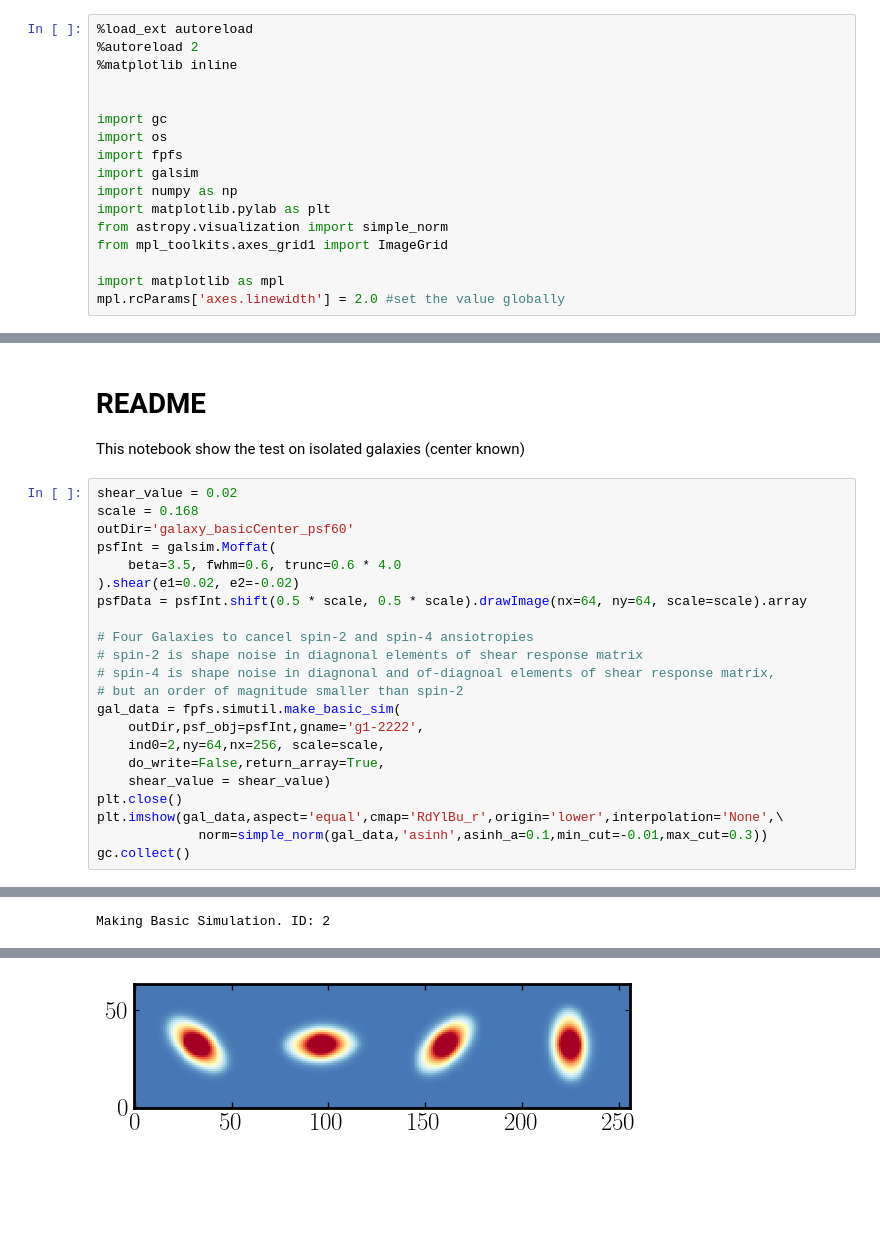
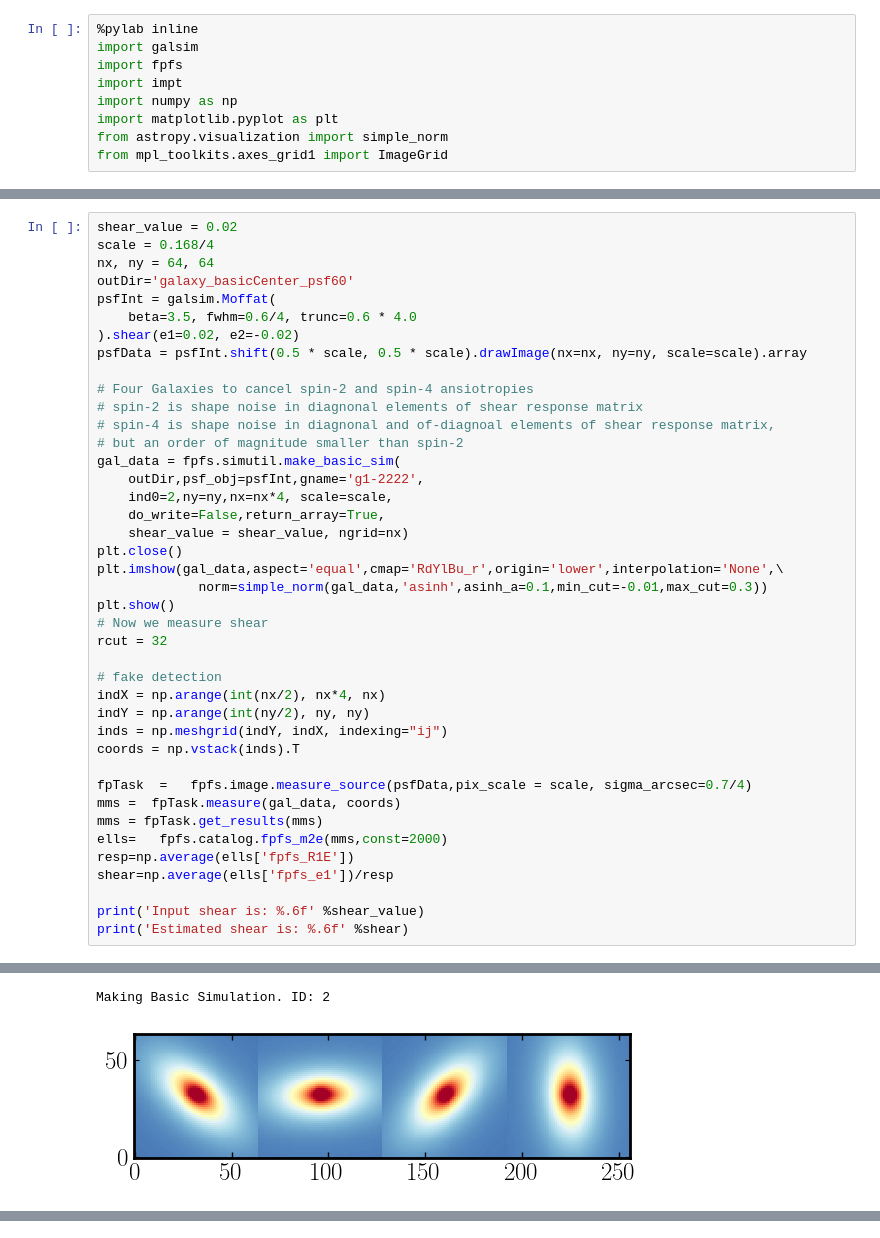
Before and after one commit to mr-superonion/FPFS, a Jupyter notebook: docs/examples/notebooks/3_measure_shear.ipynb, the cells around one changed output, grey strips where cells are left out. Cells and saved outputs as stored; diff of their text form; blank space fills up the shorter version.

Commit message:
update notebook to include example changing the pixel size

```diff
--- a/docs/examples/notebooks/3_measure_shear.ipynb
+++ b/docs/examples/notebooks/3_measure_shear.ipynb
@@ -1,17 +1,9 @@
 # %%
-%load_ext autoreload
-%autoreload 2
-%matplotlib inline
-
-
-import gc
-import os
+%pylab inline
+import galsim
 import fpfs
-import galsim
+import impt
 import numpy as np
-import matplotlib.pylab as plt
+import matplotlib.pyplot as plt
 from astropy.visualization import simple_norm
 from mpl_toolkits.axes_grid1 import ImageGrid
-
-import matplotlib as mpl
-mpl.rcParams['axes.linewidth'] = 2.0 #set the value globally
@@ -18,14 +13,12 @@ mpl.rcParams['axes.linewidth'] = 2.0 #set the value globally
-# %% [markdown]
-# README
-This notebook show the test on isolated galaxies (center known)
 # %%
 shear_value = 0.02
-scale = 0.168
+scale = 0.168/4
+nx, ny = 64, 64
 outDir='galaxy_basicCenter_psf60'
 psfInt = galsim.Moffat(
-    beta=3.5, fwhm=0.6, trunc=0.6 * 4.0
+    beta=3.5, fwhm=0.6/4, trunc=0.6 * 4.0
 ).shear(e1=0.02, e2=-0.02)
-psfData = psfInt.shift(0.5 * scale, 0.5 * scale).drawImage(nx=64, ny=64, scale=scale).array
+psfData = psfInt.shift(0.5 * scale, 0.5 * scale).drawImage(nx=nx, ny=ny, scale=scale).array
 
 # Four Galaxies to cancel spin-2 and spin-4 ansiotropies
 # spin-2 is shape noise in diagnonal elements of shear response matrix
@@ -33,11 +26,29 @@ psfData = psfInt.shift(0.5 * scale, 0.5 * scale).drawImage(nx=64, ny=64, scale=s
 # but an order of magnitude smaller than spin-2
 gal_data = fpfs.simutil.make_basic_sim(
     outDir,psf_obj=psfInt,gname='g1-2222',
-    ind0=2,ny=64,nx=256, scale=scale,
+    ind0=2,ny=ny,nx=nx*4, scale=scale,
     do_write=False,return_array=True,
-    shear_value = shear_value)
+    shear_value = shear_value, ngrid=nx)
 plt.close()
 plt.imshow(gal_data,aspect='equal',cmap='RdYlBu_r',origin='lower',interpolation='None',\
              norm=simple_norm(gal_data,'asinh',asinh_a=0.1,min_cut=-0.01,max_cut=0.3))
-gc.collect()
+plt.show()
+# Now we measure shear
+rcut = 32
+
+# fake detection
+indX = np.arange(int(nx/2), nx*4, nx)
+indY = np.arange(int(ny/2), ny, ny)
+inds = np.meshgrid(indY, indX, indexing="ij")
+coords = np.vstack(inds).T
+
+fpTask  =   fpfs.image.measure_source(psfData,pix_scale = scale, sigma_arcsec=0.7/4)
+mms =  fpTask.measure(gal_data, coords)
+mms = fpTask.get_results(mms)
+ells=   fpfs.catalog.fpfs_m2e(mms,const=2000)
+resp=np.average(ells['fpfs_R1E'])
+shear=np.average(ells['fpfs_e1'])/resp
+
+print('Input shear is: %.6f' %shear_value)
+print('Estimated shear is: %.6f' %shear)
 # %% [output]
@@ -45 +56,2 @@ gc.collect()
 Making Basic Simulation. ID: 2
+[figure, new version]
@@ -47 +61,0 @@ Making Basic Simulation. ID: 2
-[figure, old version]
```
Also changed, not shown: parts of 6 cells of this notebook.
